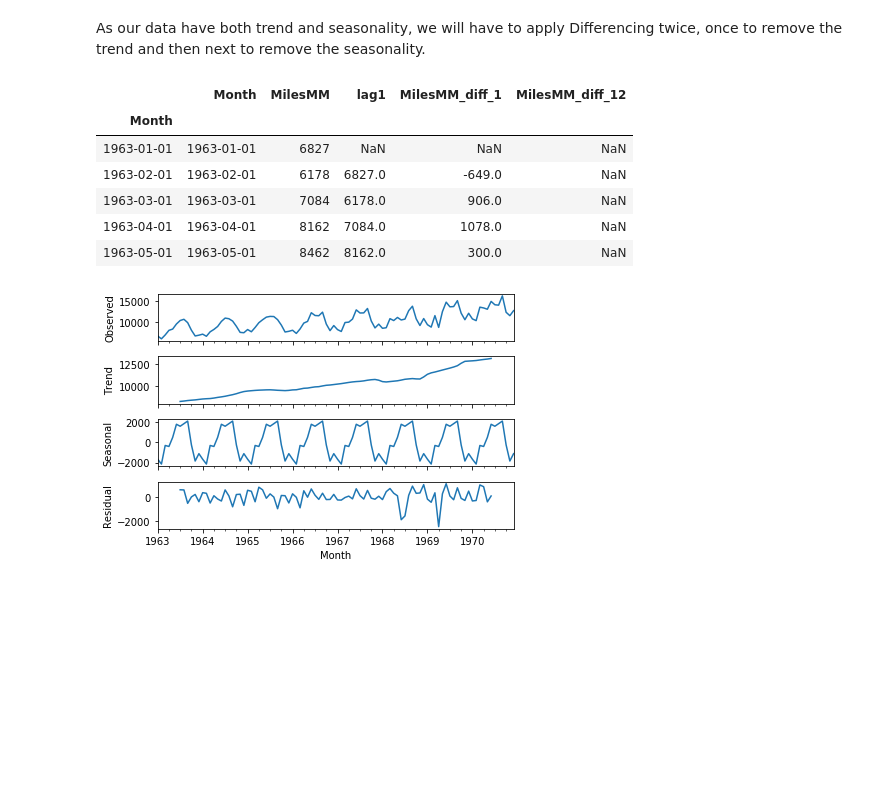
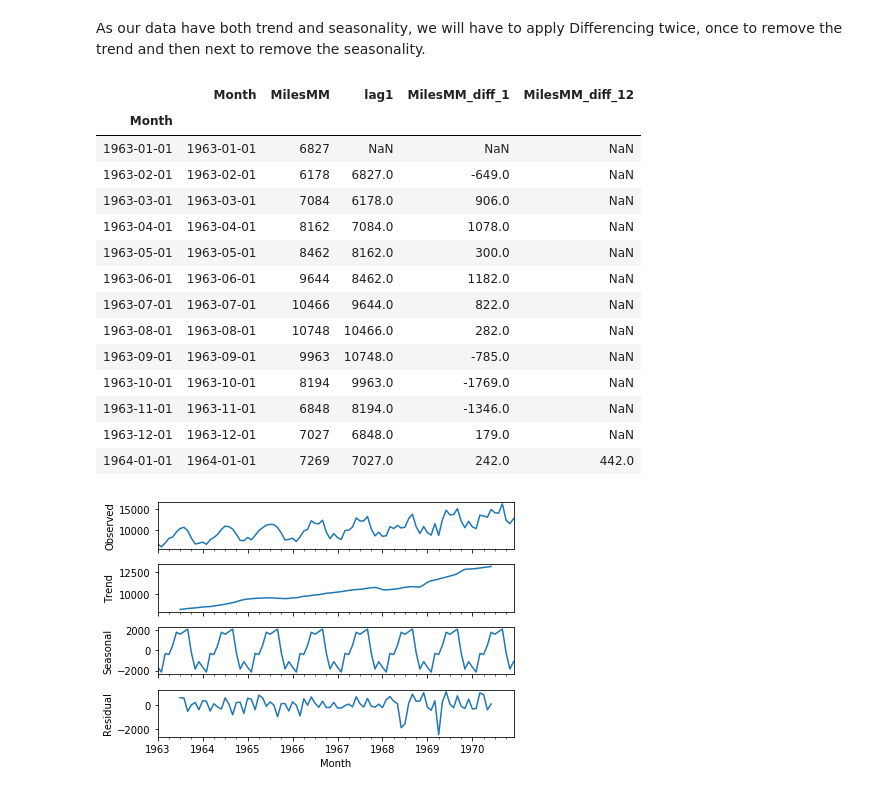
Before and after one commit to nikitamaloo/Time-Series-Forecasting, a Jupyter notebook: Aircraft Miles Data - Time Series Visualization.ipynb, the cells around one changed output. Saved outputs shown, nothing was run; the diff lists cells and outputs as text; code cells hidden in the pictures; blank space fills up the shorter version.

```diff
--- a/Aircraft Miles Data - Time Series Visualization.ipynb
+++ b/Aircraft Miles Data - Time Series Visualization.ipynb
@@ -295,14 +325,22 @@ Mile_DF['MilesMM_diff_1'] = Mile_DF['MilesMM'].diff(periods=1)
 Mile_DF['MilesMM_diff_12'] = Mile_DF['MilesMM'].diff(periods=12)
 # %%
-Mile_DF.head()
+Mile_DF.head(13)
 # %% [output]
 |  | Month | MilesMM | lag1 | MilesMM_diff_1 | MilesMM_diff_12 |
 | Month |  |  |  |  |  |
 | 1963-01-01 | 1963-01-01 | 6827 | NaN | NaN | NaN |
 | 1963-02-01 | 1963-02-01 | 6178 | 6827.0 | -649.0 | NaN |
 | 1963-03-01 | 1963-03-01 | 7084 | 6178.0 | 906.0 | NaN |
 | 1963-04-01 | 1963-04-01 | 8162 | 7084.0 | 1078.0 | NaN |
 | 1963-05-01 | 1963-05-01 | 8462 | 8162.0 | 300.0 | NaN |
+| 1963-06-01 | 1963-06-01 | 9644 | 8462.0 | 1182.0 | NaN |
+| 1963-07-01 | 1963-07-01 | 10466 | 9644.0 | 822.0 | NaN |
+| 1963-08-01 | 1963-08-01 | 10748 | 10466.0 | 282.0 | NaN |
+| 1963-09-01 | 1963-09-01 | 9963 | 10748.0 | -785.0 | NaN |
+| 1963-10-01 | 1963-10-01 | 8194 | 9963.0 | -1769.0 | NaN |
+| 1963-11-01 | 1963-11-01 | 6848 | 8194.0 | -1346.0 | NaN |
+| 1963-12-01 | 1963-12-01 | 7027 | 6848.0 | 179.0 | NaN |
+| 1964-01-01 | 1964-01-01 | 7269 | 7027.0 | 242.0 | 442.0 |
 # %%
 Mile_DF.index = Mile_DF['Month']
 result_a = seasonal_decompose(Mile_DF['MilesMM'], model='additive')
```
Also changed, not shown: parts of 8 cells of this notebook.
